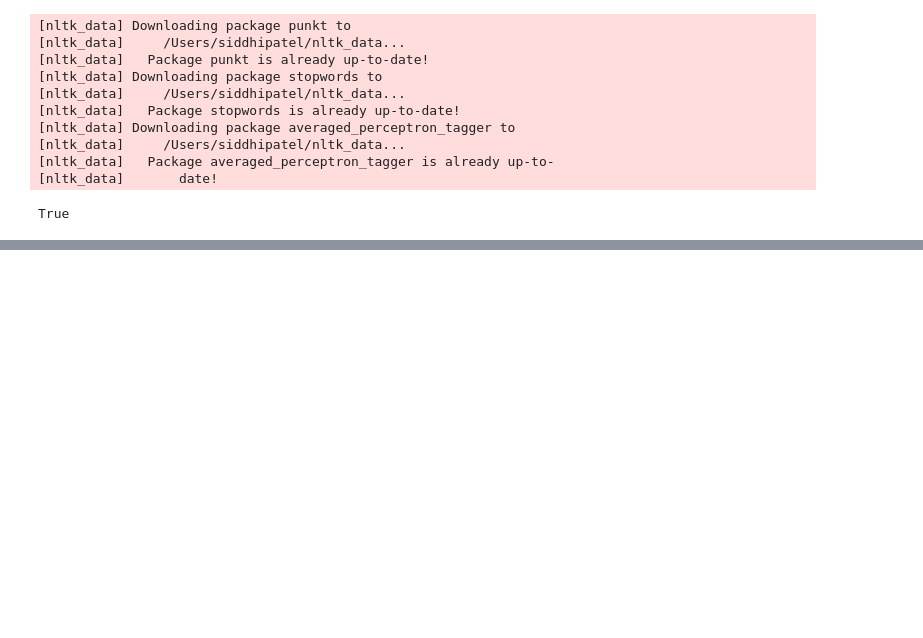
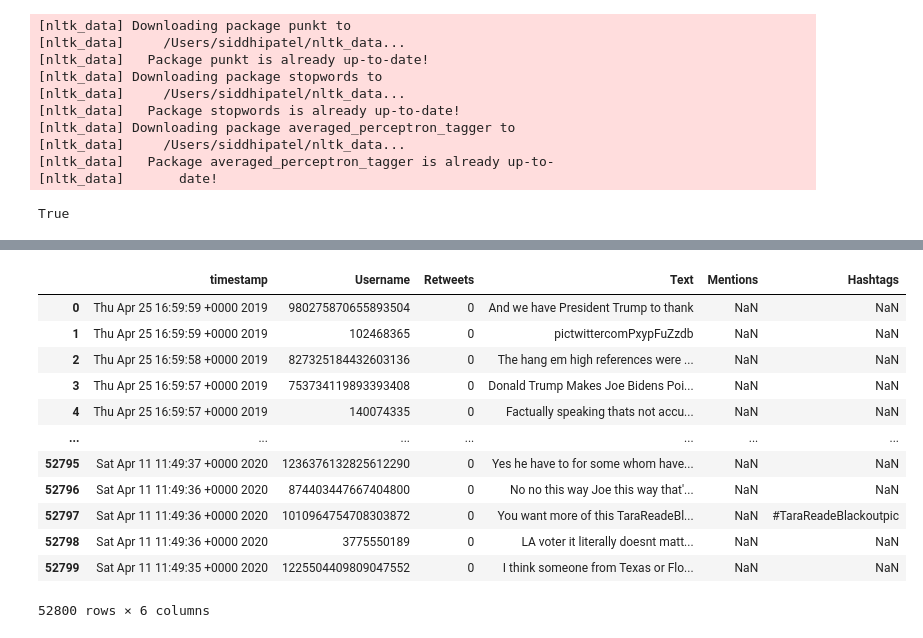
Before and after one commit to srpatel2000/Elections2020, a Jupyter notebook: Tweets/Clean_Tweets.ipynb, the cells around one changed output, grey strips where cells are left out. Cells and saved outputs as stored; diff of their text form; code cells hidden in the pictures; blank space fills up the shorter version.

```diff
--- a/Tweets/Clean_Tweets.ipynb
+++ b/Tweets/Clean_Tweets.ipynb
@@ -35,0 +32,7 @@ FileNotFoundError: [Errno 2] File Tweets/2020_Elections/Biden_Tweets.csv does no
+# %%
+#HELPER FUNCTIONS
+
+#remove punctuations, numbers, and special characters
+def remove_special(df):
+    df['Text'] = df['Text'].str.replace("[^\w\d'\s]+", '')
+    return df
@@ -35,0 +59,17 @@ FileNotFoundError: [Errno 2] File Tweets/2020_Elections/Biden_Tweets.csv does no
+# %%
+biden_df_test = remove_special(biden_df)
+biden_df_test
+# %% [output]
+|  | timestamp | Username | Retweets | Text | Mentions | Hashtags |
+| 0 | Thu Apr 25 16:59:59 +0000 2019 | 980275870655893504 | 0 | And we have President Trump to thank | NaN | NaN |
+| 1 | Thu Apr 25 16:59:59 +0000 2019 | 102468365 | 0 | pictwittercomPxypFuZzdb | NaN | NaN |
+| 2 | Thu Apr 25 16:59:58 +0000 2019 | 827325184432603136 | 0 | The hang em high references were ... | NaN | NaN |
+| 3 | Thu Apr 25 16:59:57 +0000 2019 | 753734119893393408 | 0 | Donald Trump Makes Joe Bidens Poi... | NaN | NaN |
+| 4 | Thu Apr 25 16:59:57 +0000 2019 | 140074335 | 0 | Factually speaking thats not accu... | NaN | NaN |
+| ... | ... | ... | ... | ... | ... | ... |
+| 52795 | Sat Apr 11 11:49:37 +0000 2020 | 1236376132825612290 | 0 | Yes he have to for some whom have... | NaN | NaN |
+| 52796 | Sat Apr 11 11:49:36 +0000 2020 | 874403447667404800 | 0 | No no this way Joe this way that'... | NaN | NaN |
+| 52797 | Sat Apr 11 11:49:36 +0000 2020 | 1010964754708303872 | 0 | You want more of this TaraReadeBl... | NaN | #TaraReadeBlackoutpic |
+| 52798 | Sat Apr 11 11:49:36 +0000 2020 | 3775550189 | 0 | LA voter it literally doesnt matt... | NaN | NaN |
+| 52799 | Sat Apr 11 11:49:35 +0000 2020 | 1225504409809047552 | 0 | I think someone from Texas or Flo... | NaN | NaN |
+52800 rows × 6 columns
```
Also changed, not shown: parts of 6 cells of this notebook, 3 other files.
